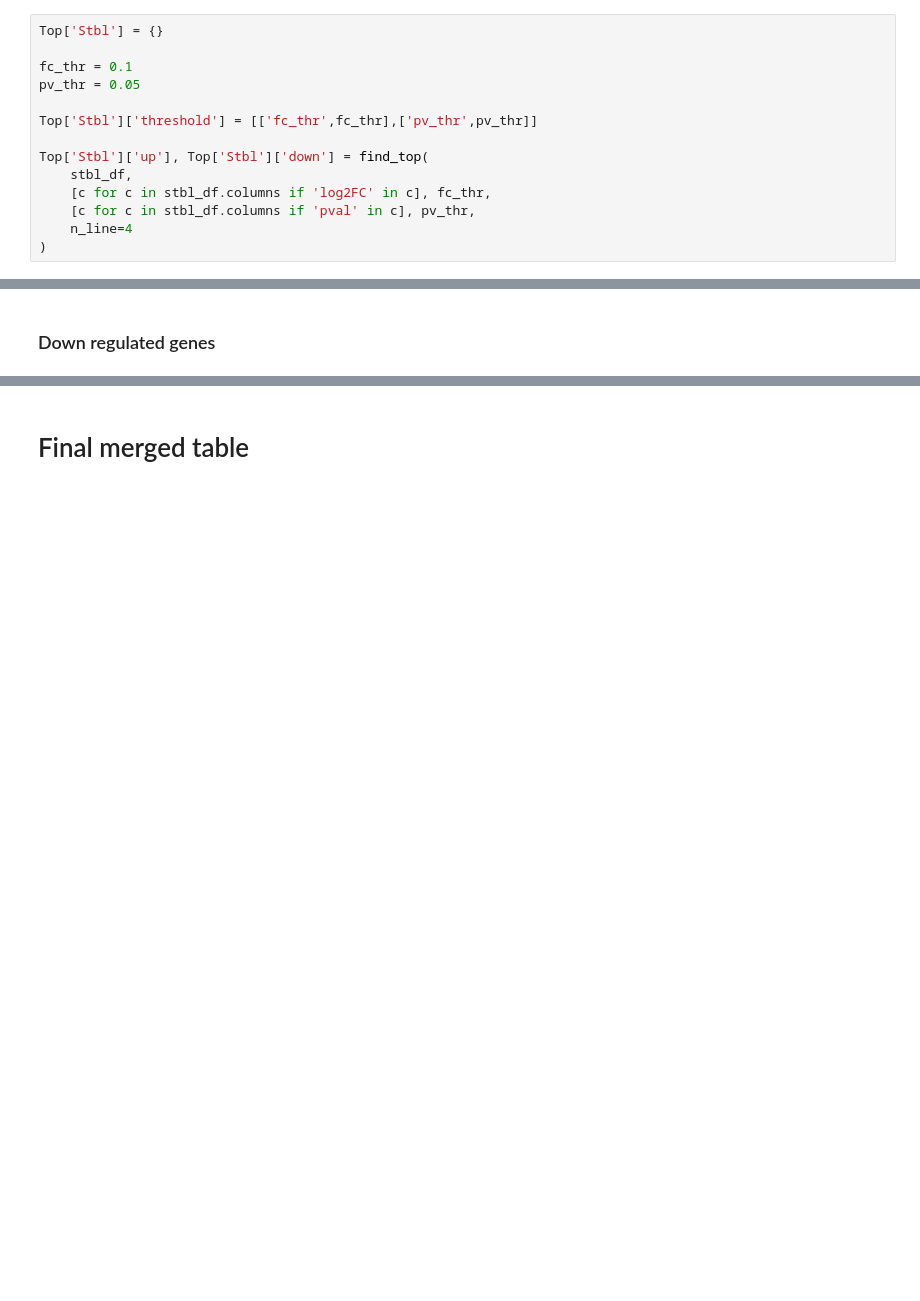
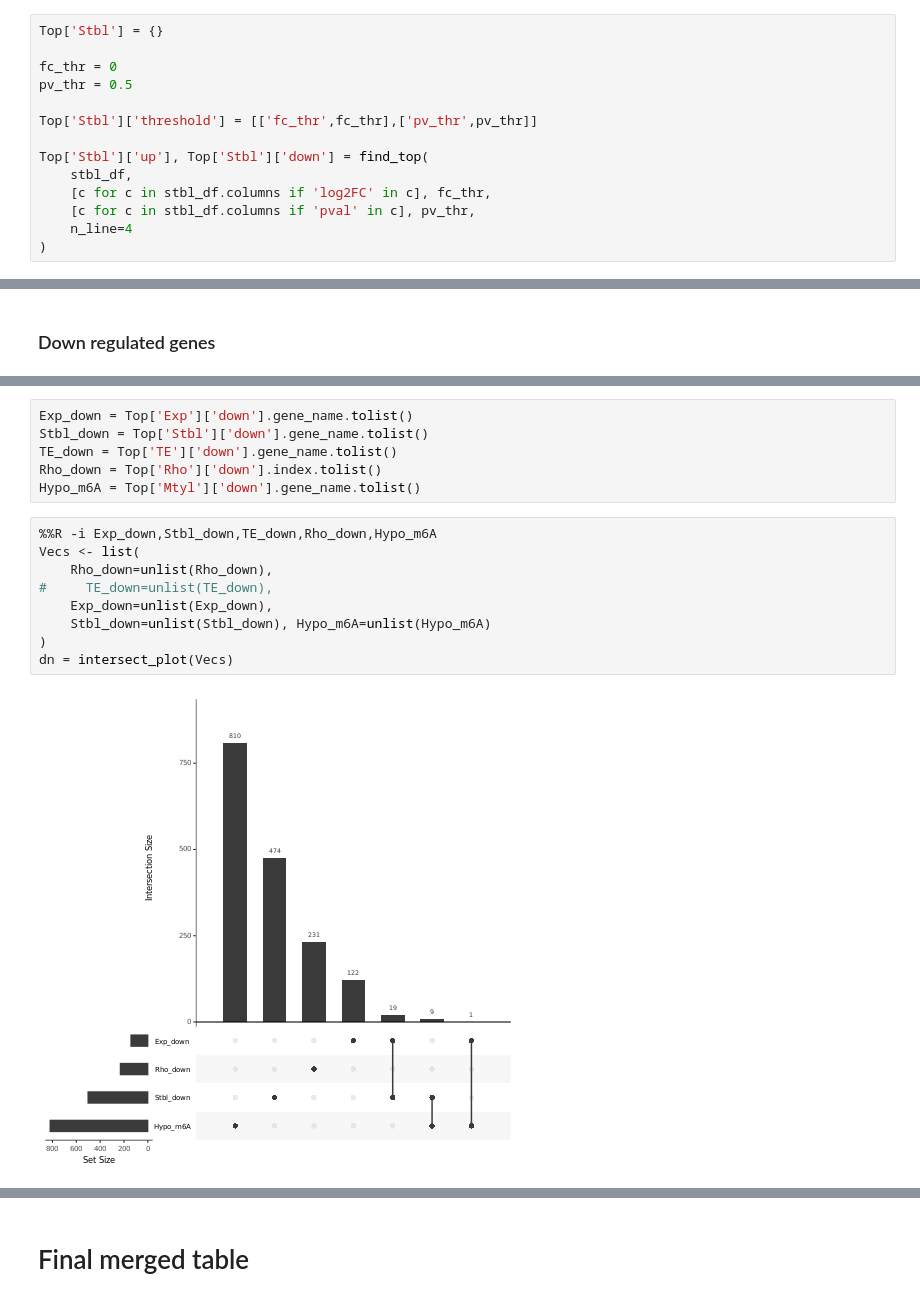
Before and after one commit to goodarzilab/Abe, a Jupyter notebook: Gilbertlab/Decitabine_treatment/combined_analysis-intersectional-genes.ipynb, the cells around one changed output, grey strips where cells are left out. Drawn from its saved outputs; the diff is of its cells as text; blank space fills up the shorter version.

```diff
--- a/Gilbertlab/Decitabine_treatment/combined_analysis-intersectional-genes.ipynb
+++ b/Gilbertlab/Decitabine_treatment/combined_analysis-intersectional-genes.ipynb
@@ -303,8 +307,8 @@ exp_df.to_csv('delta_stability.txt')
 # %%
 Top['Stbl'] = {}
 
-fc_thr = 0.1
-pv_thr = 0.05
+fc_thr = 0
+pv_thr = 0.5
 
 Top['Stbl']['threshold'] = [['fc_thr',fc_thr],['pv_thr',pv_thr]]
 
@@ -484,0 +406,17 @@ iter_venn(
+# %%
+Exp_down = Top['Exp']['down'].gene_name.tolist()
+Stbl_down = Top['Stbl']['down'].gene_name.tolist()
+TE_down = Top['TE']['down'].gene_name.tolist()
+Rho_down = Top['Rho']['down'].index.tolist()
+Hypo_m6A = Top['Mtyl']['down'].gene_name.tolist()
+# %%
+%%R -i Exp_down,Stbl_down,TE_down,Rho_down,Hypo_m6A
+Vecs <- list(
+    Rho_down=unlist(Rho_down),
+#     TE_down=unlist(TE_down),
+    Exp_down=unlist(Exp_down),
+    Stbl_down=unlist(Stbl_down), Hypo_m6A=unlist(Hypo_m6A)
+)
+dn = intersect_plot(Vecs)
+# %% [output]
+[figure, added]
```
Also changed, not shown: parts of 40 cells of this notebook.
